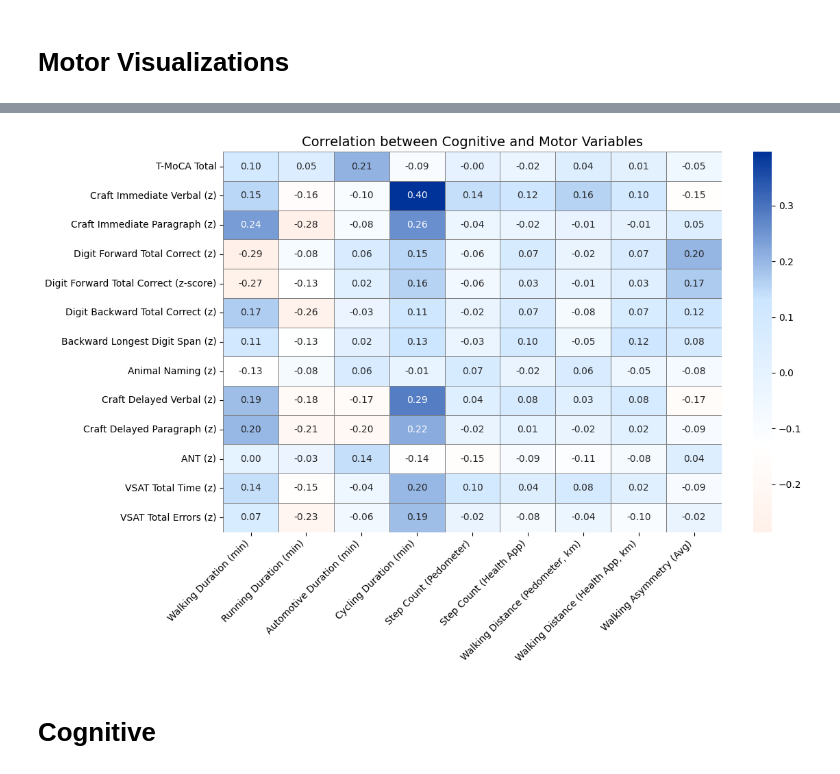
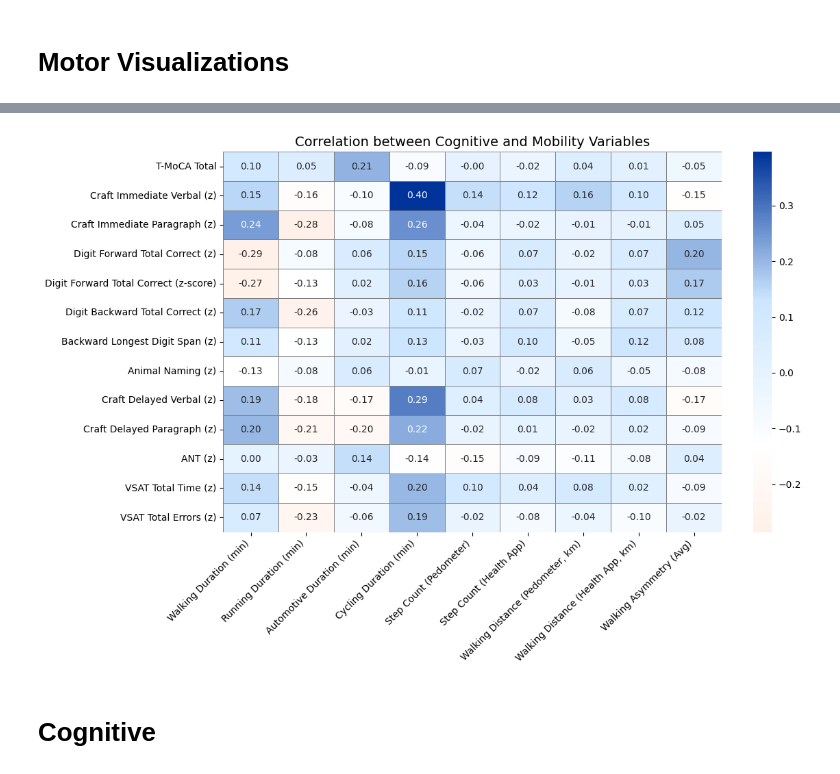
Before and after one commit to ut-southwestern/TechSANS_visualizations, a Jupyter notebook: TechSANS_viz_paper.ipynb, the cells around one changed output, grey strips where cells are left out. Saved outputs shown, nothing was run; the diff lists cells and outputs as text; code cells hidden in the pictures.

```diff
--- a/TechSANS_viz_paper.ipynb
+++ b/TechSANS_viz_paper.ipynb
@@ -583,35 +583,35 @@ correlation_matrix = (
 
 # Rename axes to human readable labels
 corr_labeled = correlation_matrix.rename(
     index=cognitive_labels, columns=motor_labels
 )
 
 # Custom diverging colormap
 colors = [
     (1.0, 0.90, 0.85),  # light peach (negative)
     (1.0, 1.0, 1.0),    # white at 0
     (0.80, 0.90, 1.0),  # light blue (low positive)
     (0.00, 0.20, 0.60)  # dark blue (high positive)
 ]
 custom_cmap = LinearSegmentedColormap.from_list("peach_to_blue", colors, N=256)
 
 # Plot
 plt.figure(figsize=(12, 8))
 sns.heatmap(
     corr_labeled,
     annot=True, fmt=".2f",
     cmap=custom_cmap, center=0,   # center at 0 for diverging colors
     linewidths=0.5, linecolor="gray",
     cbar=True
 )
 
-plt.title("Correlation between Cognitive and Motor Variables", fontsize=14)
+plt.title("Correlation between Cognitive and Mobility Variables", fontsize=14)
 plt.xticks(rotation=45, ha="right")
 plt.yticks(rotation=0)
 plt.tight_layout()
 plt.show()
 # %% [output]
-[figure, old version]
+[figure, new version]
 # %% [markdown]
 # Cognitive
 # %%
```
Also changed, not shown: parts of 3 cells of this notebook.
